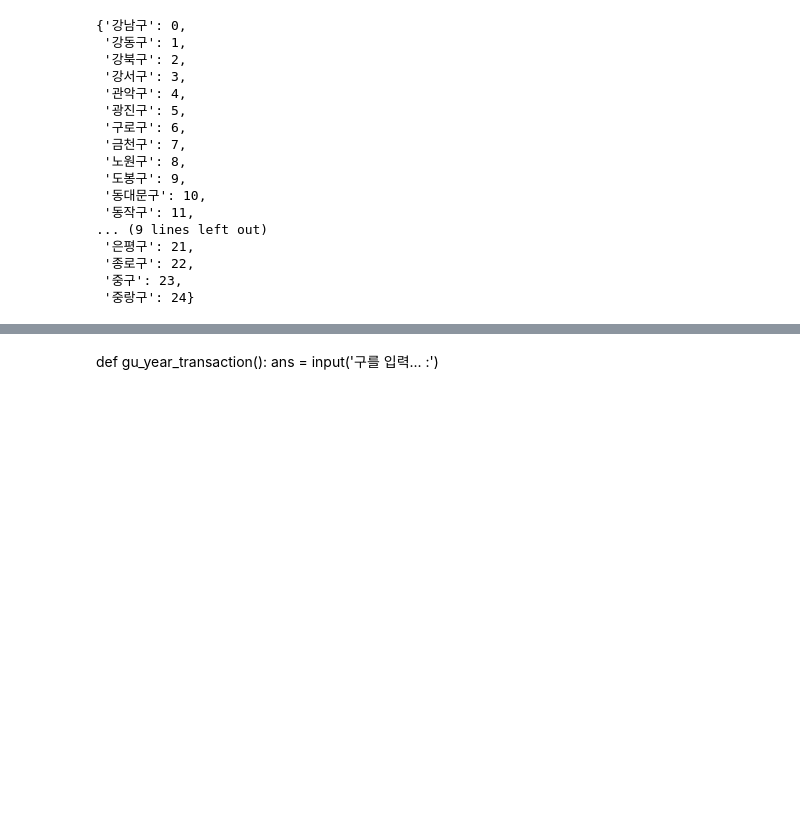
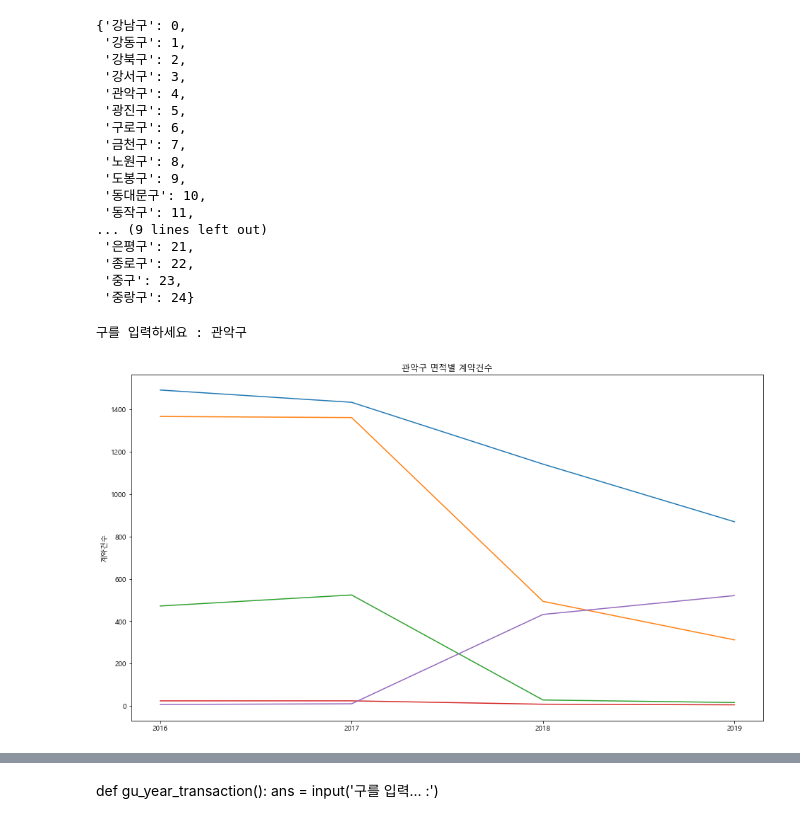
Before and after one commit to seokgenius/real-estate, a Jupyter notebook: 년, 구별 아파트 매매건수 변동현황.ipynb, the cells around one changed output, grey strips where cells are left out. Saved outputs shown, nothing was run; the diff lists cells and outputs as text; code cells hidden in the pictures; blank space fills up the shorter version.

```diff
--- a/년, 구별 아파트 매매건수 변동현황.ipynb
+++ b/년, 구별 아파트 매매건수 변동현황.ipynb
@@ -32,4 +30,9 @@ plt.show()
 # %%
+df16_agg = pd.read_csv('gudong16_df_agg.csv',encoding='ANSI')
+df17_agg = pd.read_csv('gudong17_df_agg.csv',encoding='ANSI')
+df18_agg = pd.read_csv('gudong18_df_agg.csv',encoding='ANSI')
+df19_agg = pd.read_csv('gudong19_df_agg.csv',encoding='ANSI')
+
 # 구 이름을 숫자로 대응시킨 딕셔너리
 # 인덱싱을 하기 위해 필요
 gu_dict = {
@@ -78,4 +81,46 @@ gu_dict
  '종로구': 22,
  '중구': 23,
  '중랑구': 24}
+# %%
+# 구 이름을 입력하면 해당 구의 면적별 그래프를 그리는 함수
+def gu_agg_graph():
+    gu = input('구를 입력하세요 : ')
+    fig = plt.figure(figsize = (16, 9))
+    ax = fig.add_subplot(111)
+    cont_list_0 = [df16_agg['16년계약건수'][gu_dict[gu]*5],
+                   df17_agg['17년계약건수'][gu_dict[gu]*5],
+                   df18_agg['18년계약건수'][gu_dict[gu]*5],
+                   df19_agg['19년계약건수'][gu_dict[gu]*5]]
+    cont_list_1 = [df16_agg['16년계약건수'][gu_dict[gu]*5+1],
+                   df17_agg['17년계약건수'][gu_dict[gu]*5+1],
+                   df18_agg['18년계약건수'][gu_dict[gu]*5+1],
+                   df19_agg['19년계약건수'][gu_dict[gu]*5+1]]
+    cont_list_2 = [df16_agg['16년계약건수'][gu_dict[gu]*5+2],
+                   df17_agg['17년계약건수'][gu_dict[gu]*5+2],
+                   df18_agg['18년계약건수'][gu_dict[gu]*5+2],
+                   df19_agg['19년계약건수'][gu_dict[gu]*5+2]]
+    cont_list_3 = [df16_agg['16년계약건수'][gu_dict[gu]*5+3],
+                   df17_agg['17년계약건수'][gu_dict[gu]*5+3],
+                   df18_agg['18년계약건수'][gu_dict[gu]*5+3],
+                   df19_agg['19년계약건수'][gu_dict[gu]*5+3]]
+    cont_list_4 = [df16_agg['16년계약건수'][gu_dict[gu]*5+4],
+                   df17_agg['17년계약건수'][gu_dict[gu]*5+4],
+                   df18_agg['18년계약건수'][gu_dict[gu]*5+4],
+                   df19_agg['19년계약건수'][gu_dict[gu]*5+4]]
+
+    year_list = ['2016','2017','2018','2019']
+    ax.plot(year_list, cont_list_0, label='0')
+    ax.plot(year_list, cont_list_1, label='1')
+    ax.plot(year_list, cont_list_2, label='2')
+    ax.plot(year_list, cont_list_3, label='3')
+    ax.plot(year_list, cont_list_4, label='4')
+
+    ax.set_title(f"{df16['구'][gu_dict[gu]]} 면적별 계약건수")
+    ax.set_ylabel('계약건수')
+    plt.show()
+# %%
+gu_agg_graph()
+# %% [output]
+구를 입력하세요 : 관악구
+[figure, added]
 # %%
```
Also changed, not shown: parts of 5 cells of this notebook.
